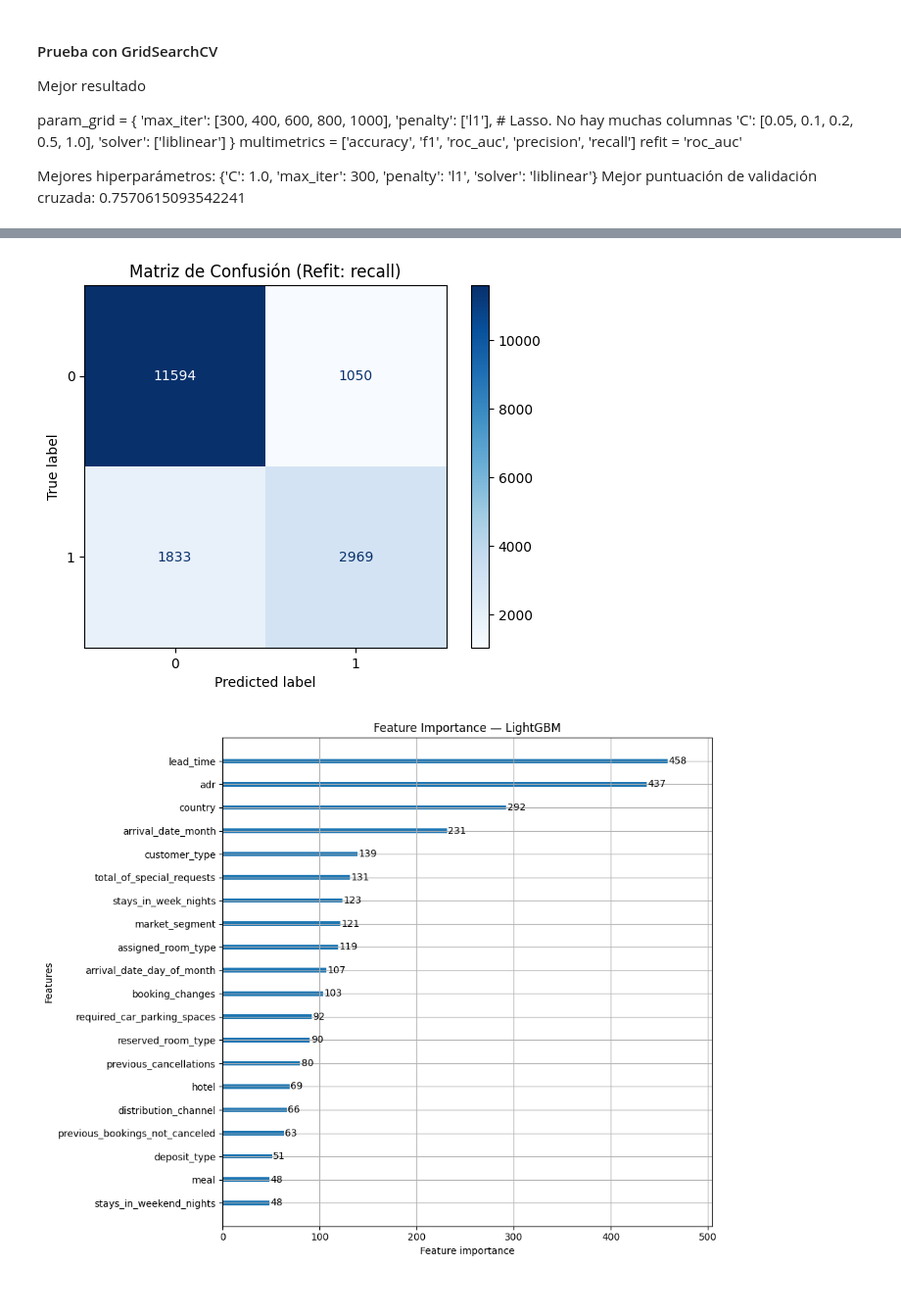
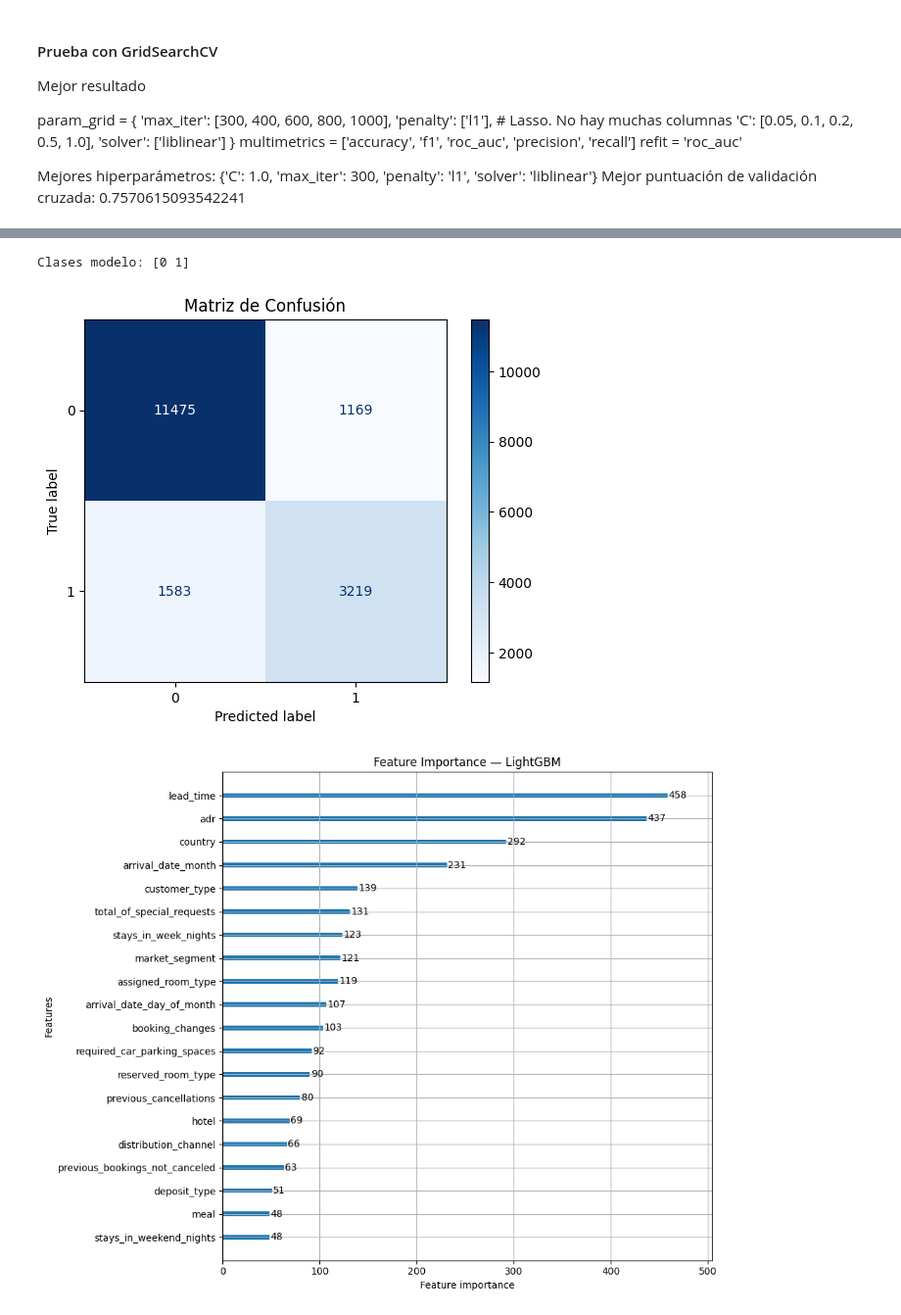
Before and after one commit to RaulRX/hotel-cancellation-ml, a Jupyter notebook: notebooks/final/Pruebas_LightGBM_final.ipynb, the cells around one changed output, grey strips where cells are left out. Shown at 98% size. Saved outputs shown, nothing was run; the diff lists cells and outputs as text; code cells hidden in the pictures.

```diff
--- a/notebooks/final/Pruebas_LightGBM_final.ipynb
+++ b/notebooks/final/Pruebas_LightGBM_final.ipynb
@@ -289,6 +50,4 @@ Null values of children before: 0
 Null values of children after: 0
-# %%
-df_hotel_prep.drop(columns=['company'], inplace=True)
 # %%
 
 df_hotel_prep = df_hotel_prep[df_hotel_prep['adr'] >= 0].reset_index(drop=True)
@@ -421,6 +160,7 @@ MONTHS = {'January': 1, 'February': 2, 'March': 3, 'April': 4, 'May': 5, 'June':
 df_hotel_prep['arrival_date_month'] = df_hotel_prep['arrival_date_month'].map(MONTHS)
 
 drop_columns = [
+    'company',
     'arrival_date_year',        # Sobreajusta a años concretos
     'arrival_date_week_number', # Redundante con mes
     'reservation_status_date',  # Es post-evento, data leakage
@@ -463,9 +182,9 @@ Percentage y: is_canceled
 1    0.275241
 Name: proportion, dtype: float64
 # %%
-leaves = 31
+leaves = 60
 lr = 0.1
-estimators = 100
+estimators = 1100
 # reg_alpha : float, optional (default=0.)
 # L1 regularization term on weights.
 
@@ -591,18 +310,20 @@ And if memory is not enough, you can set `force_col_wise=true`.
 [LightGBM] [Warning] Stopped training because there are no more leaves that meet the split requirements
 [LightGBM] [Warning] No further spli
 # %%
-print(f"Clases modelo: {best_model_lgb.classes_}")
+print(f"Clases modelo: {model_lgb.classes_}")
+# %% [output]
+Clases modelo: [0 1]
 # %%
 cm = confusion_matrix(y_test, y_predict)
 
 # 3. Mostrarla de forma visual y bonita
 disp = ConfusionMatrixDisplay(confusion_matrix=cm, display_labels=model_lgb.classes_)
 disp.plot(cmap='Blues')
 
-plt.title(f'Matriz de Confusión (Refit: recall)')
+plt.title(f'Matriz de Confusión')
 plt.show()
 # %% [output]
-[figure, old version]
+[figure, new version]
 # %%
 # Importancia de features del mejor modelo LightGBM
 lgb.plot_importance(model_lgb, figsize=(10, 8), title='Feature Importance — LightGBM', max_num_features=20)
```
Also changed, not shown: parts of 22 cells of this notebook, 2 other files.
